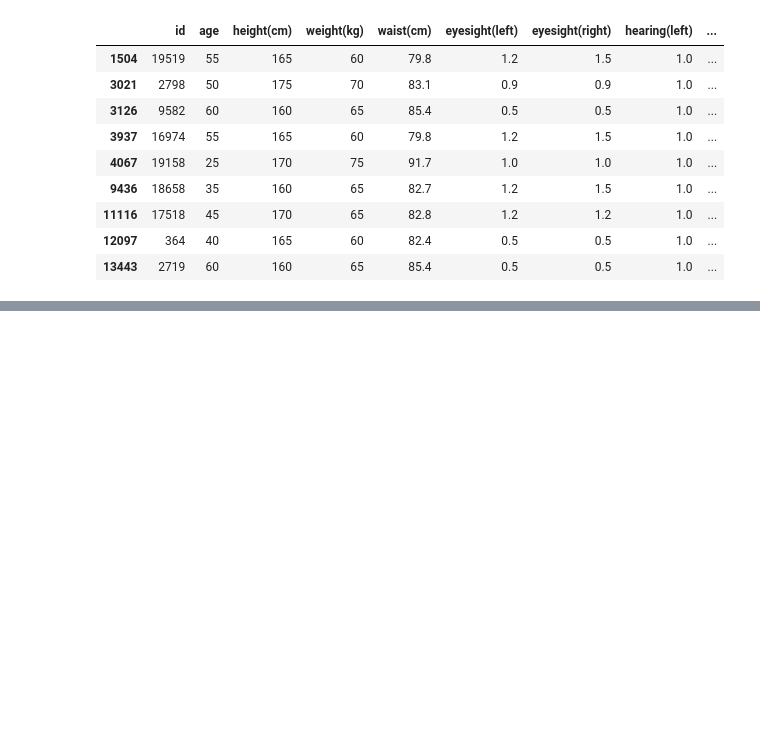
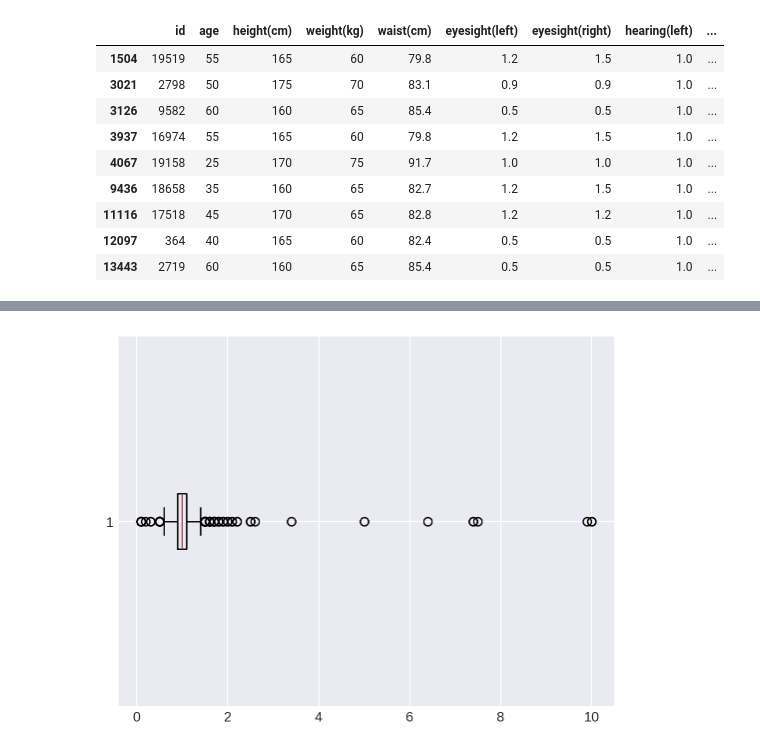
Before and after one commit to vulcan4ik/ds-smokers-research, a Jupyter notebook: ipynb/smokers-eda-catboost.ipynb, the cells around one changed output, grey strips where cells are left out. Drawn from its saved outputs; the diff is of its cells as text; code cells hidden in the pictures; blank space fills up the shorter version.

```diff
--- a/ipynb/smokers-eda-catboost.ipynb
+++ b/ipynb/smokers-eda-catboost.ipynb
@@ -1247,0 +1374,5 @@ train[train["ldl"] > 800]
+# %%
+plt.boxplot(train["serum_creatinine"], vert=False)
+plt.show()
+# %% [output]
+[figure, added]
```
Also changed, not shown: parts of 92 cells of this notebook.
